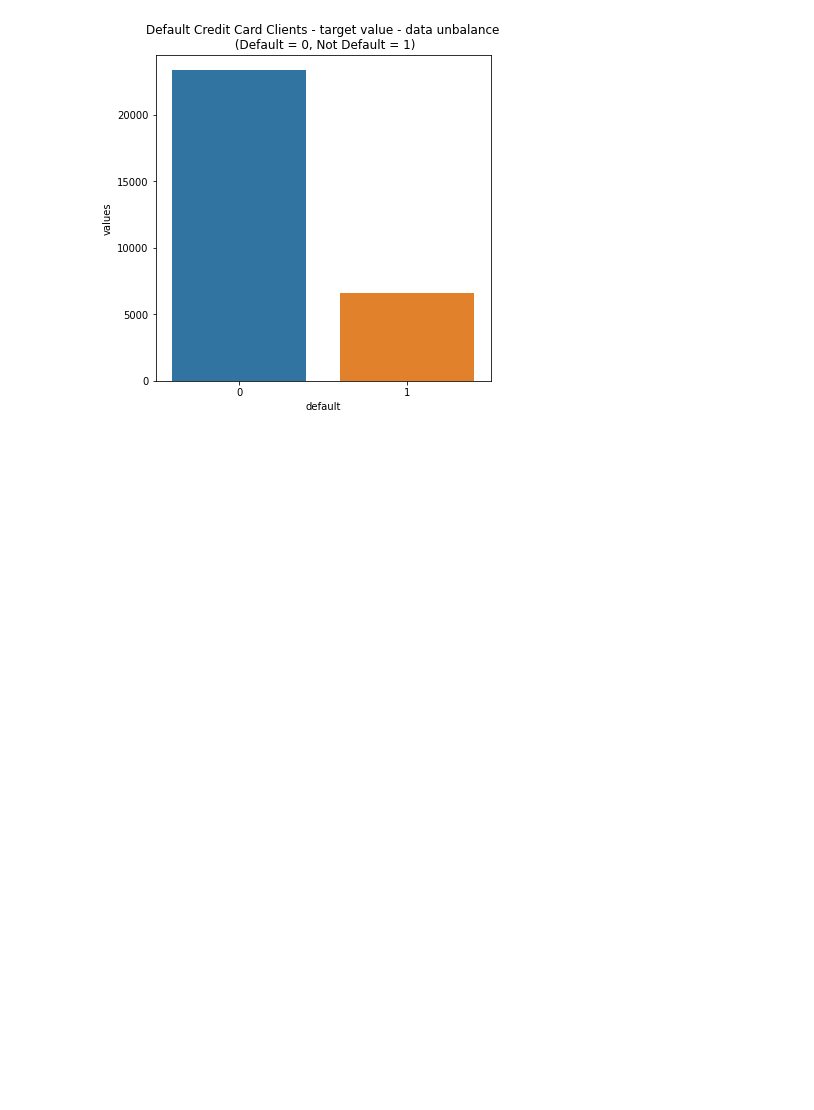
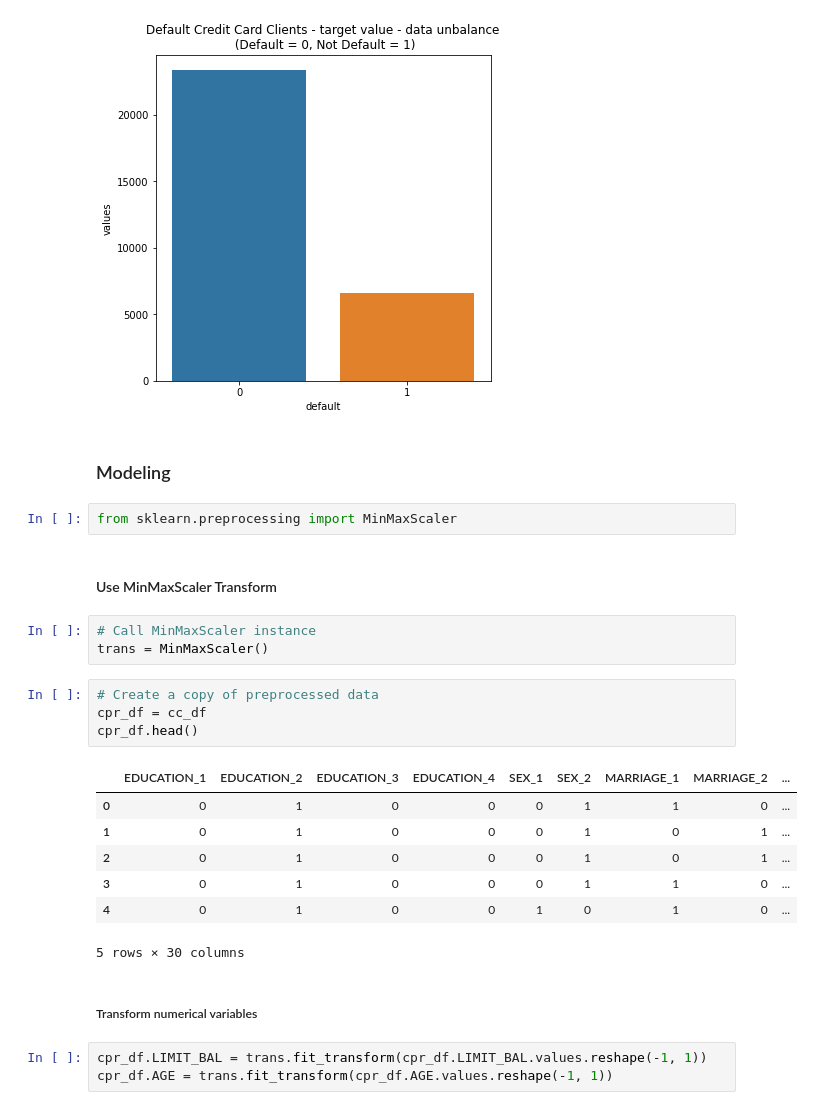
Before and after one commit to Bryan-Suelo/machine_learning, a Jupyter notebook: default_credit_card_clients/default_credit_card.ipynb, the cells around one changed output. Drawn from its saved outputs; the diff is of its cells as text; blank space fills up the shorter version.

Commit message:
Preparing first model using minmaxscaler

```diff
--- a/default_credit_card_clients/default_credit_card.ipynb
+++ b/default_credit_card_clients/default_credit_card.ipynb
@@ -491,3 +492,29 @@ locs, labels = plt.xticks()
 plt.show()
 # %% [output]
 [figure]
+# %% [markdown]
+### Modeling
+# %%
+from sklearn.preprocessing import MinMaxScaler
+# %% [markdown]
+#### Use MinMaxScaler Transform
+# %%
+# Call MinMaxScaler instance
+trans = MinMaxScaler()
+# %%
+# Create a copy of preprocessed data
+cpr_df = cc_df
+cpr_df.head()
+# %% [output]
+|  | EDUCATION_1 | EDUCATION_2 | EDUCATION_3 | EDUCATION_4 | SEX_1 | SEX_2 | MARRIAGE_1 | MARRIAGE_2 | ... |
+| 0 | 0 | 1 | 0 | 0 | 0 | 1 | 1 | 0 | ... |
+| 1 | 0 | 1 | 0 | 0 | 0 | 1 | 0 | 1 | ... |
+| 2 | 0 | 1 | 0 | 0 | 0 | 1 | 0 | 1 | ... |
+| 3 | 0 | 1 | 0 | 0 | 0 | 1 | 1 | 0 | ... |
+| 4 | 0 | 1 | 0 | 0 | 1 | 0 | 1 | 0 | ... |
+5 rows × 30 columns
+# %% [markdown]
+##### Transform numerical variables
+# %%
+cpr_df.LIMIT_BAL = trans.fit_transform(cpr_df.LIMIT_BAL.values.reshape(-1, 1))
+cpr_df.AGE = trans.fit_transform(cpr_df.AGE.values.reshape(-1, 1))
```
Also changed, not shown: parts of 6 cells of this notebook.
